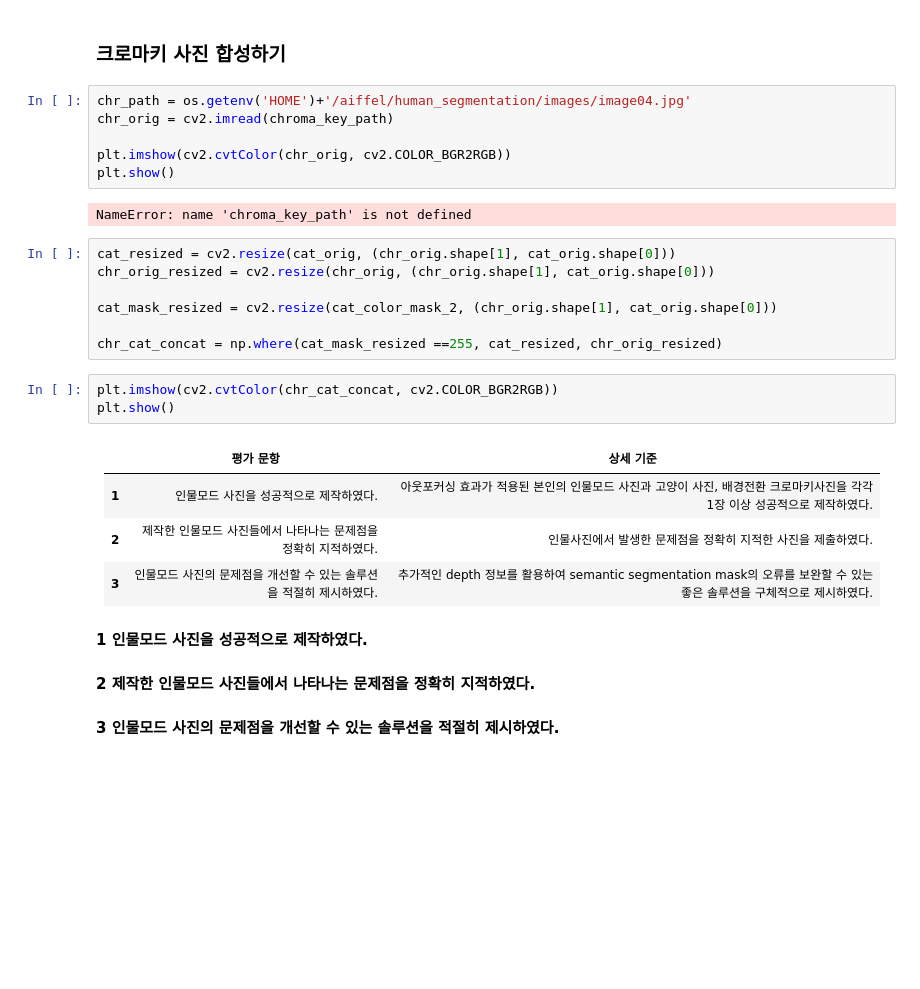
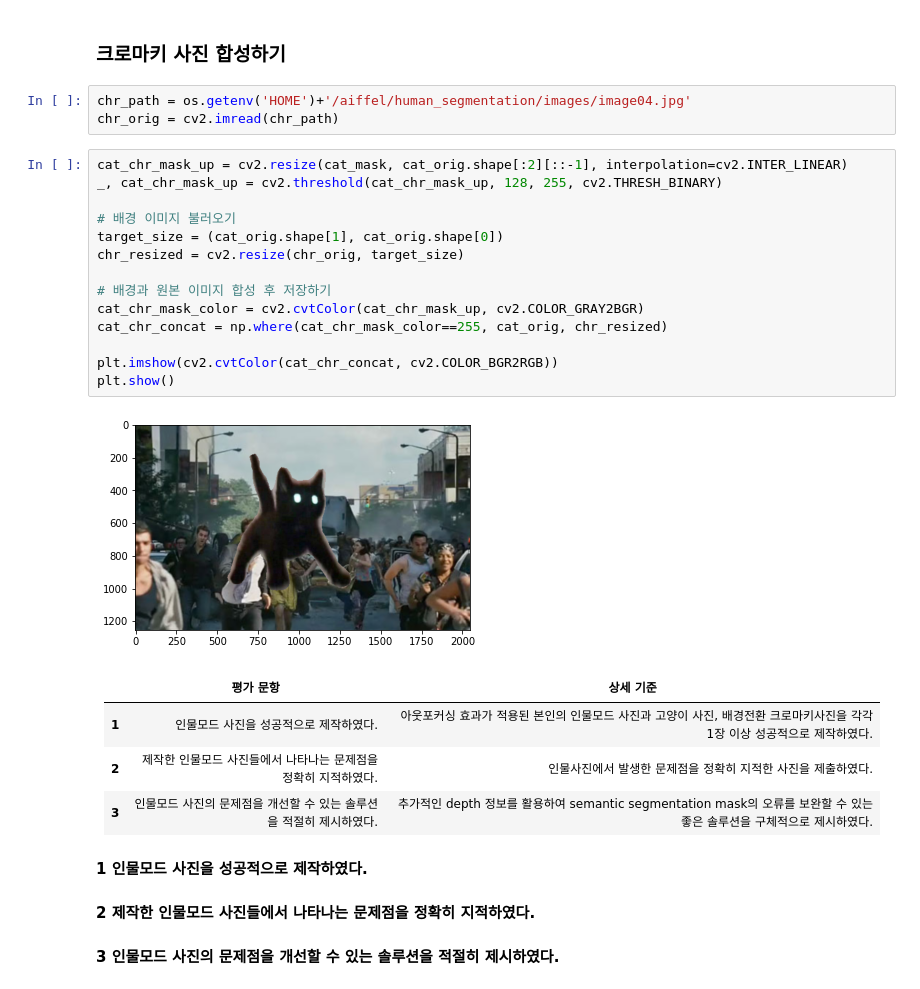
Before and after one commit to jungwooil/aiffel, a Jupyter notebook: LMS/EXPLORATION/08_human_segmentation/08_human_segmentation.ipynb, the cells around one changed output. Drawn from its saved outputs; the diff is of its cells as text; blank space fills up the shorter version.

```diff
--- a/LMS/EXPLORATION/08_human_segmentation/08_human_segmentation.ipynb
+++ b/LMS/EXPLORATION/08_human_segmentation/08_human_segmentation.ipynb
@@ -410,22 +410,23 @@ plt.show()
 ### 크로마키 사진 합성하기
 # %%
 chr_path = os.getenv('HOME')+'/aiffel/human_segmentation/images/image04.jpg'
-chr_orig = cv2.imread(chroma_key_path)
-
-plt.imshow(cv2.cvtColor(chr_orig, cv2.COLOR_BGR2RGB))
-plt.show()
+chr_orig = cv2.imread(chr_path)
-# %% [output]
-NameError: name 'chroma_key_path' is not defined
-# %%
-cat_resized = cv2.resize(cat_orig, (chr_orig.shape[1], cat_orig.shape[0]))
-chr_orig_resized = cv2.resize(chr_orig, (chr_orig.shape[1], cat_orig.shape[0]))
-
-cat_mask_resized = cv2.resize(cat_color_mask_2, (chr_orig.shape[1], cat_orig.shape[0]))
-
-chr_cat_concat = np.where(cat_mask_resized ==255, cat_resized, chr_orig_resized)
-# %%
-plt.imshow(cv2.cvtColor(chr_cat_concat, cv2.COLOR_BGR2RGB))
-plt.show()
+# %%
+cat_chr_mask_up = cv2.resize(cat_mask, cat_orig.shape[:2][::-1], interpolation=cv2.INTER_LINEAR)
+_, cat_chr_mask_up = cv2.threshold(cat_chr_mask_up, 128, 255, cv2.THRESH_BINARY)
+
+# 배경 이미지 불러오기
+target_size = (cat_orig.shape[1], cat_orig.shape[0])
+chr_resized = cv2.resize(chr_orig, target_size)
+
+# 배경과 원본 이미지 합성 후 저장하기
+cat_chr_mask_color = cv2.cvtColor(cat_chr_mask_up, cv2.COLOR_GRAY2BGR)
+cat_chr_concat = np.where(cat_chr_mask_color==255, cat_orig, chr_resized)
+
+plt.imshow(cv2.cvtColor(cat_chr_concat, cv2.COLOR_BGR2RGB))
+plt.show()
+# %% [output]
+[figure, added]
 # %% [markdown]
 ||  <center>**평가 문항**</center> |  <center>**상세 기준**</center> |
 |:--------|:--------|:--------|
```
